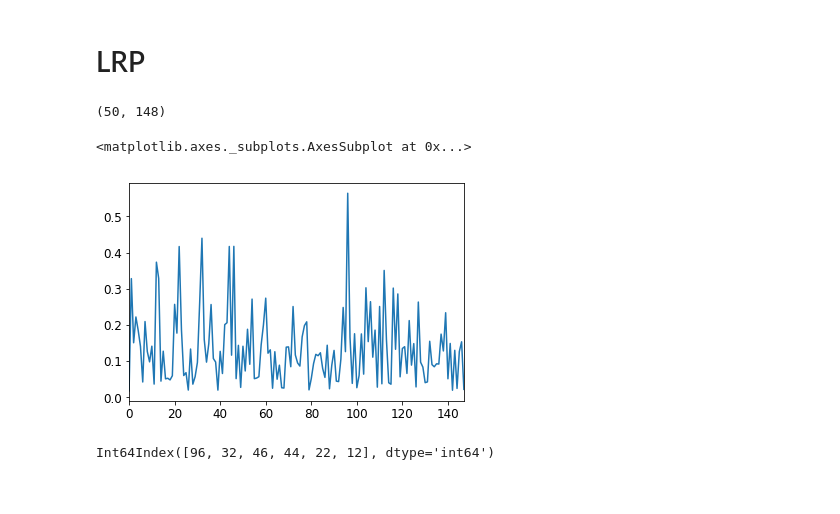
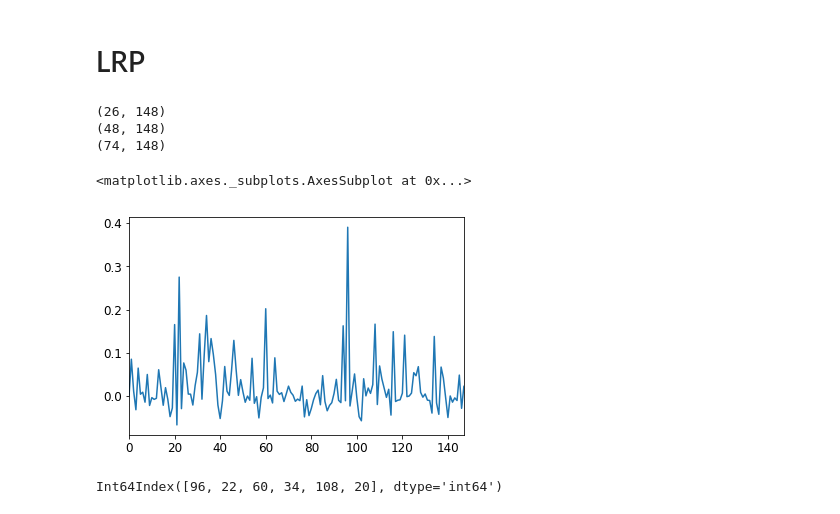
Before and after one commit to ahsanMah/interpretDL, a Jupyter notebook: ADNNI.ipynb, the cells around one changed output. Cells and saved outputs as stored; diff of their text form; code cells hidden in the pictures.

```diff
--- a/ADNNI.ipynb
+++ b/ADNNI.ipynb
@@ -671,13 +586,7 @@ def perform_analysis(model, analyzer, data, labels):
     return df_anal
 
 # Selecting a DNN
-test_dnn = dnn#zoo[2]
-
-# Getting population to analyze
-# Select samples with correct prediction
-test_idx = correct == 1    #get_correct_predictions()
-test_samples = samples[test_idx] #features[test_idx]
-test_labels = sample_labels[test_idx] #labels_1hot[test_idx]
+test_dnn = dnn
 
 # Stripping the softmax activation from the model
 model_wo_sm = iutils.keras.graph.model_wo_softmax(test_dnn)
@@ -687,23 +596,47 @@ gradient_analyzer = innvestigate.analyzer.Gradient(model_wo_sm)
 lrp = innvestigate.create_analyzer("lrp.z", model_wo_sm)
 
 
+# Getting population to analyze
+# Select samples with correct prediction
+test_idx = correct & AD_Sample
+test_samples = samples[test_idx]
+test_labels = sample_labels[test_idx]
+
+AD_lrp = perform_analysis(dnn,lrp,test_samples, test_labels)
+
+test_idx = correct & (~AD_Sample)
+test_samples = samples[test_idx]
+test_labels = sample_labels[test_idx]
+
 # perform_analysis(nn,gradient_analyzer,flowers,types)
-lrp_results = perform_analysis(dnn,lrp,test_samples, test_labels)
+CN_lrp = perform_analysis(dnn,lrp,test_samples, test_labels)
+
+
+test_idx = correct
+all_samples = samples[test_idx]
+all_labels = sample_labels[test_idx]
+
+# perform_analysis(nn,gradient_analyzer,flowers,types)
+ALL_lrp = perform_analysis(dnn,lrp, all_samples, all_labels)
-# %%
-lrp_results.shape
-# %% [output]
-(50, 148)
+# %%
+print(AD_lrp.shape)
+print(CN_lrp.shape)
+print(ALL_lrp.shape)
+# %% [output]
+(26, 148)
+(48, 148)
+(74, 148)
 # %%
-population = abs(lrp_results).mean()
+population = lrp_results.mean()
 population.plot()
 # %% [output]
 <matplotlib.axes._subplots.AxesSubplot at 0x...>
-[figure, old version]
+[figure, new version]
 # %%
 sorted_features = population.sort_values(ascending=False)
 best_features = sorted_features[:6]
 # %%
 best_features.index
 # %% [output]
-Int64Index([96, 32, 46, 44, 22, 12], dtype='int64')
+Int64Index([96, 22, 60, 34, 108, 20], dtype='int64')
 # %%
```
Also changed, not shown: parts of 25 cells of this notebook.
